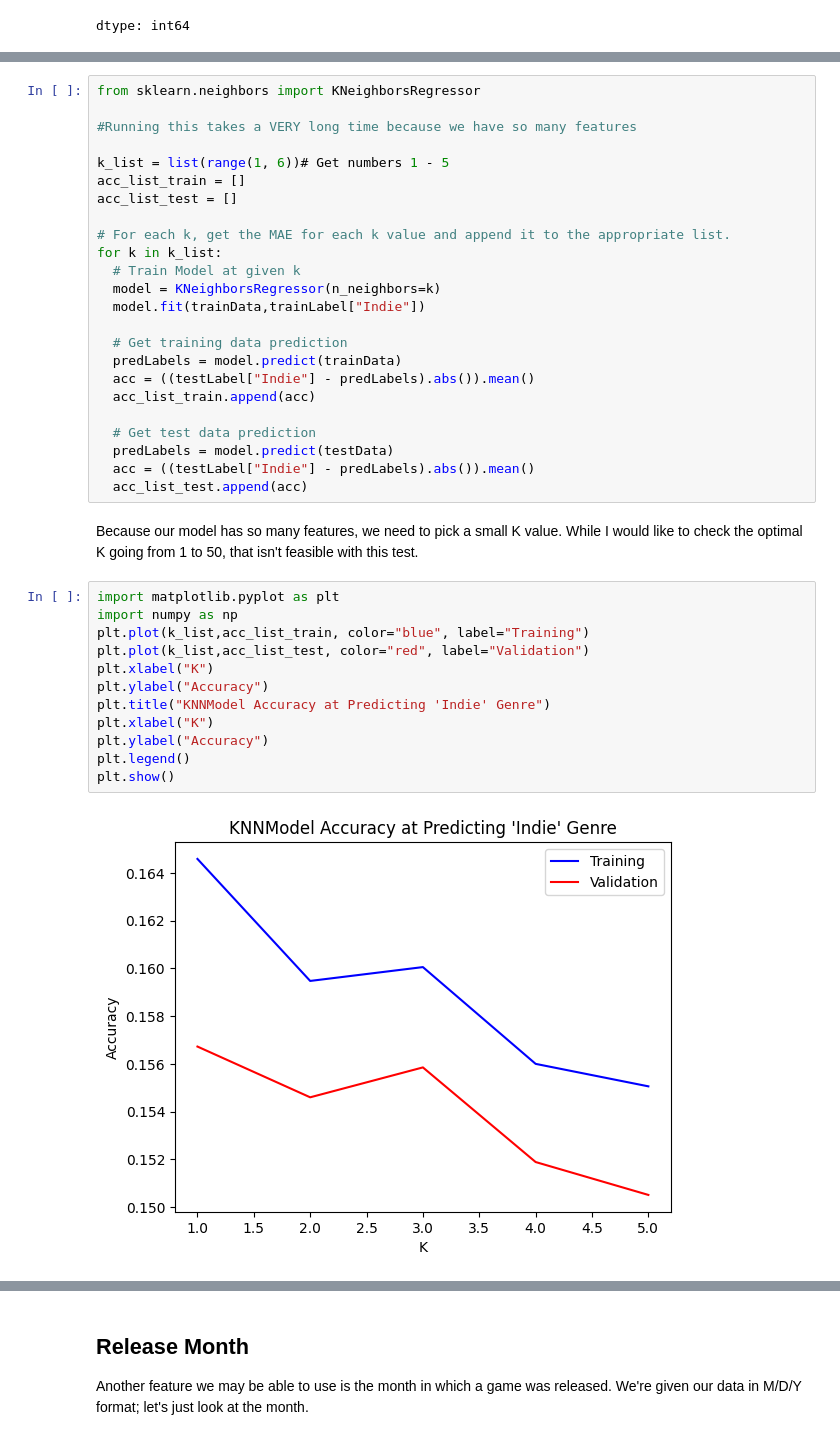
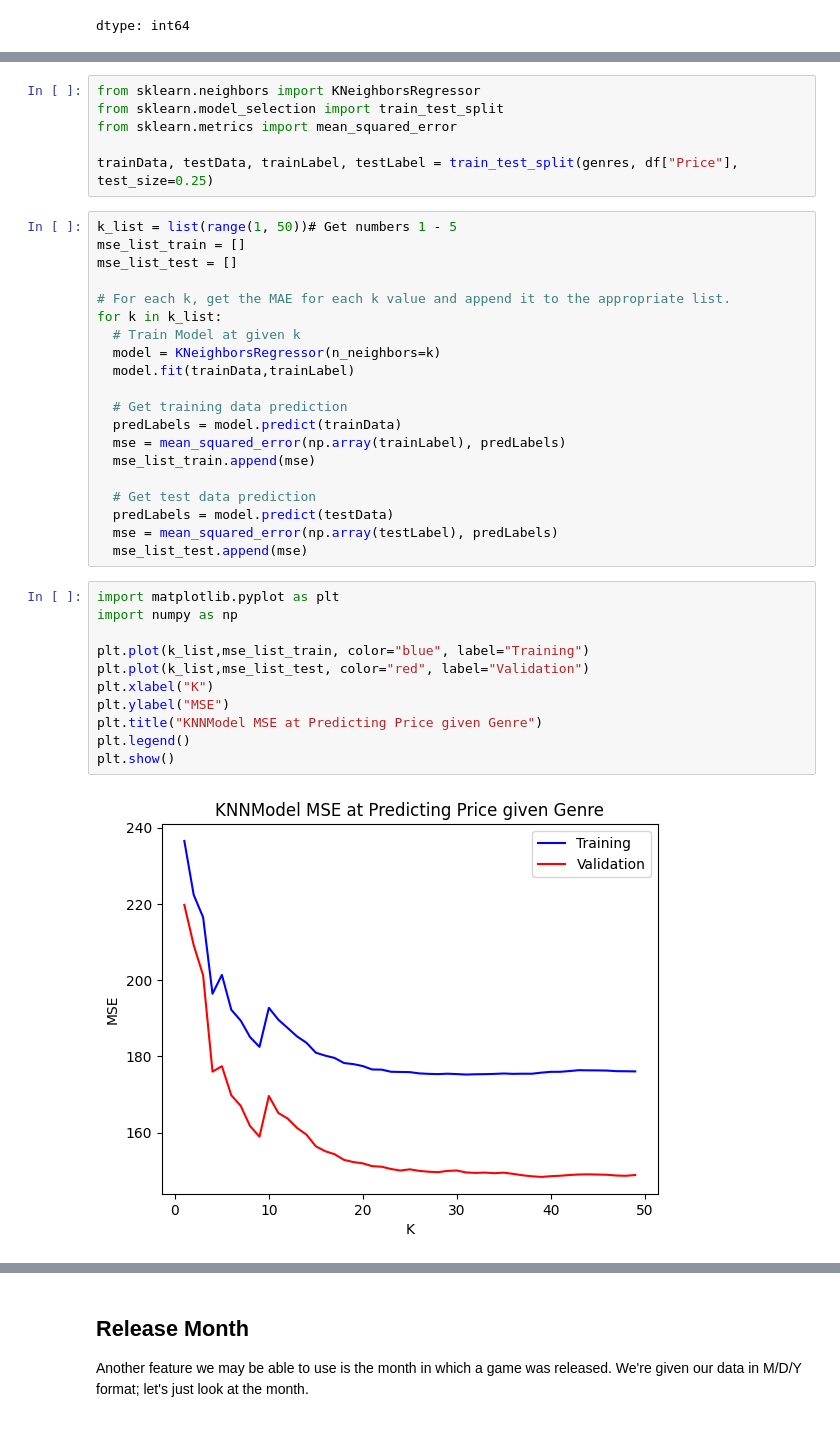
Before and after one commit to adamledet/itds-project-2025, a Jupyter notebook: Data_Science_Project.ipynb, the cells around one changed output, grey strips where cells are left out. Drawn from its saved outputs; the diff is of its cells as text.

Commit message:
Created KNN Model using Regression and MSE
KNN Model to predict price using Genres.
In the future, want to try using Categories or Tags (or other useful features).

```diff
--- a/Data_Science_Project.ipynb
+++ b/Data_Science_Project.ipynb
@@ -381,40 +567,39 @@ trainData, testData, trainLabel, testLabel = train_test_split(inputData, tags, t
+# %%
+from sklearn.neighbors import KNeighborsRegressor
+from sklearn.model_selection import train_test_split
+from sklearn.metrics import mean_squared_error
+
+trainData, testData, trainLabel, testLabel = train_test_split(genres, df["Price"], test_size=0.25)
 # %%
-from sklearn.neighbors import KNeighborsRegressor
-
-#Running this takes a VERY long time because we have so many features
-
-k_list = list(range(1, 6))# Get numbers 1 - 5
-acc_list_train = []
-acc_list_test = []
+k_list = list(range(1, 50))# Get numbers 1 - 5
+mse_list_train = []
+mse_list_test = []
 
 # For each k, get the MAE for each k value and append it to the appropriate list.
 for k in k_list:
   # Train Model at given k
   model = KNeighborsRegressor(n_neighbors=k)
-  model.fit(trainData,trainLabel["Indie"])
+  model.fit(trainData,trainLabel)
 
   # Get training data prediction
   predLabels = model.predict(trainData)
-  acc = ((testLabel["Indie"] - predLabels).abs()).mean()
-  acc_list_train.append(acc)
+  mse = mean_squared_error(np.array(trainLabel), predLabels)
+  mse_list_train.append(mse)
 
   # Get test data prediction
   predLabels = model.predict(testData)
-  acc = ((testLabel["Indie"] - predLabels).abs()).mean()
-  acc_list_test.append(acc)
+  mse = mean_squared_error(np.array(testLabel), predLabels)
+  mse_list_test.append(mse)
-# %% [markdown]
-Because our model has so many features, we need to pick a small K value. While I would like to check the optimal K going from 1 to 50, that isn't feasible with this test.
 # %%
 import matplotlib.pyplot as plt
 import numpy as np
-plt.plot(k_list,acc_list_train, color="blue", label="Training")
-plt.plot(k_list,acc_list_test, color="red", label="Validation")
+
+plt.plot(k_list,mse_list_train, color="blue", label="Training")
+plt.plot(k_list,mse_list_test, color="red", label="Validation")
 plt.xlabel("K")
-plt.ylabel("Accuracy")
-plt.title("KNNModel Accuracy at Predicting 'Indie' Genre")
-plt.xlabel("K")
-plt.ylabel("Accuracy")
+plt.ylabel("MSE")
+plt.title("KNNModel MSE at Predicting Price given Genre")
 plt.legend()
 plt.show()
 # %% [output]
-[figure, old version]
+[figure, new version]
```
Also changed, not shown: parts of 21 cells of this notebook, 1 other file.
